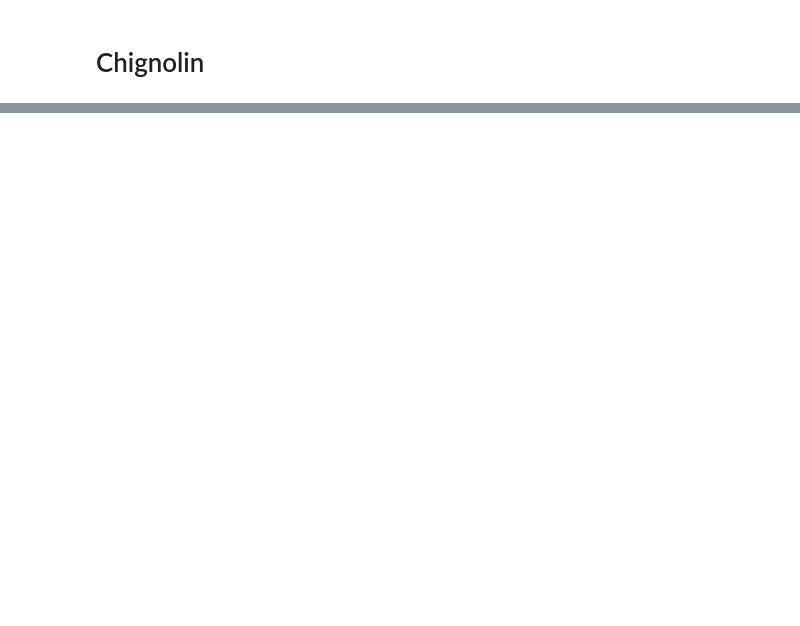
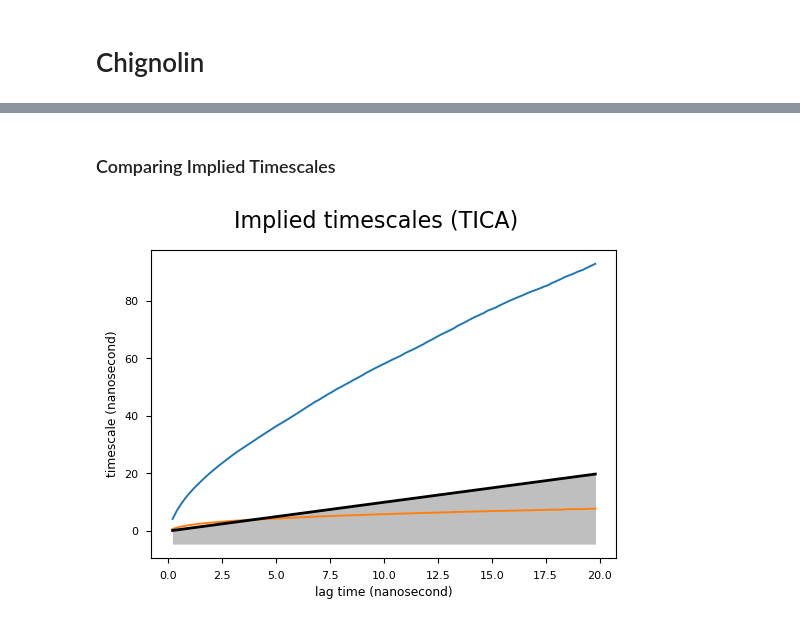
Before and after one commit to dominicp6/CV_learning, a Jupyter notebook: notebooks/analyse_trajectory.ipynb, the cells around one changed output, grey strips where cells are left out. Cells and saved outputs as stored; diff of their text form; code cells hidden in the pictures; blank space fills up the shorter version.

Commit message:
trajectory analysis and code refactoring

```diff
--- a/notebooks/analyse_trajectory.ipynb
+++ b/notebooks/analyse_trajectory.ipynb
@@ -49,0 +63,7 @@ A complete characterization of the ensemble of conformations of chignolin would
+# %%
+from Experiment import Experiment
+exp_DESRES = Experiment(location="/home/dominic/PycharmProjects/CV_learning/exp/outputs/chignolin/desres/DESRES-Trajectory_CLN025-0-protein/CLN025-0-protein", features="dihedrals")
+exp_NPT = Experiment(location='../exp/outputs/chignolin/5us_NPT_chignolin_1uao', features='dihedrals')
+exp_50ns_NPT_800K = Experiment(location='../exp/outputs/chignolin/50ns_NPT_800K_chignolin_1uao', features='dihedrals')
+contact_threshold = 0.5
+times = None
@@ -49,0 +95,6 @@ A complete characterization of the ensemble of conformations of chignolin would
+# %% [markdown]
+### Comparing Implied Timescales
+# %%
+exp_DESRES.implied_timescale_analysis(max_lag='20ns', increment=1, yscale='linear')
+# %% [output]
+[figure, added]
```
Also changed, not shown: parts of 45 cells of this notebook, 12 other files.
